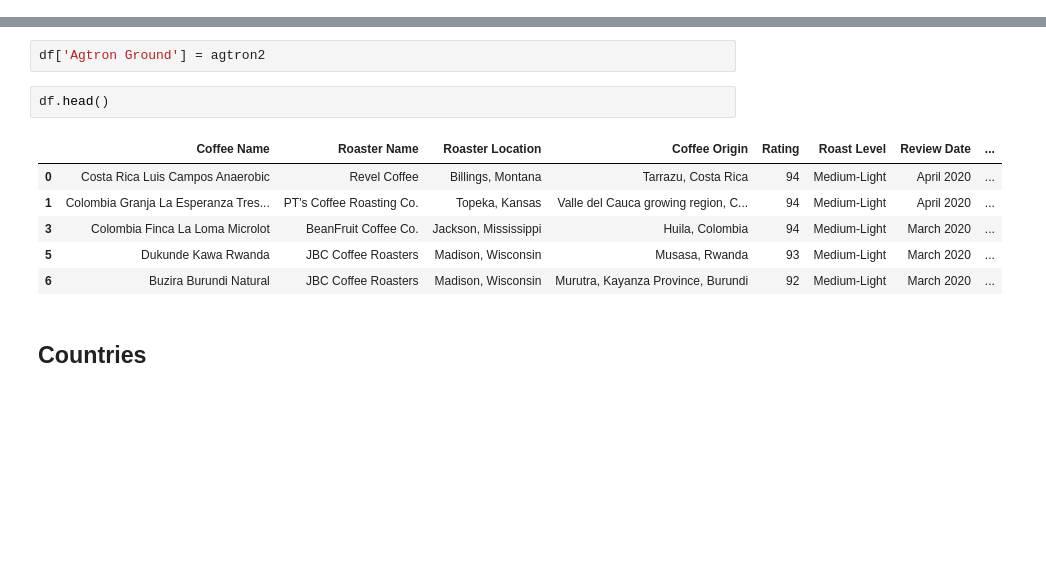
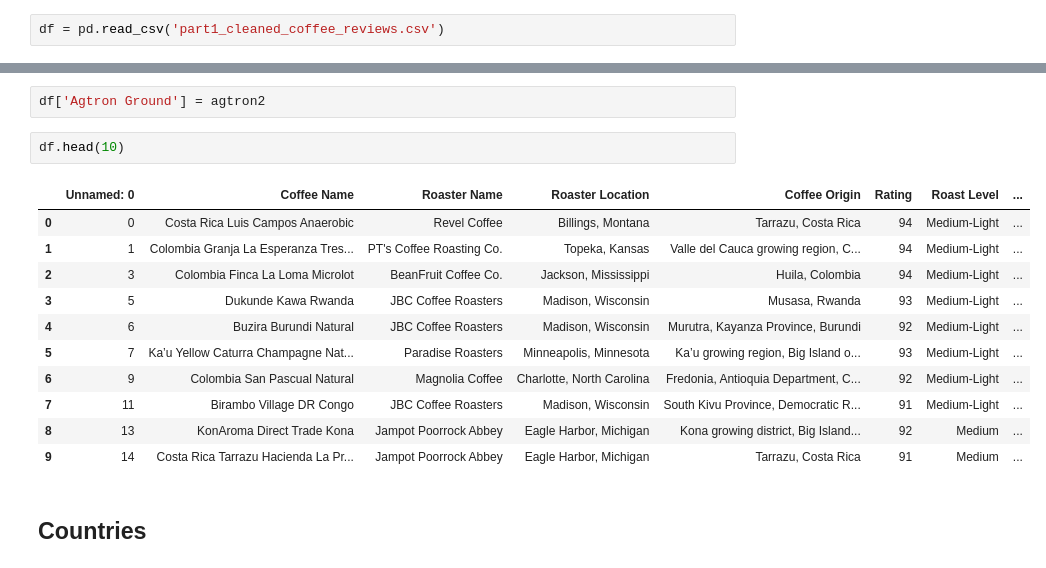
Before and after one commit to AnnikaNoren/dsc-capstone-project-v2-online-ds-pt-071519, a Jupyter notebook: cleaning_raw_coffee_reviews.ipynb, the cells around one changed output, grey strips where cells are left out. Cells and saved outputs as stored; diff of their text form; blank space fills up the shorter version.

```diff
--- a/cleaning_raw_coffee_reviews.ipynb
+++ b/cleaning_raw_coffee_reviews.ipynb
@@ -534,4 +446,6 @@ memory usage: 291.5+ KB
 # %% [markdown]
 ## Split Agtron score into whole bean and ground
+# %%
+df = pd.read_csv('part1_cleaned_coffee_reviews.csv')
 # %%
 # agtron score split
@@ -613,14 +541,19 @@ df['Agtron Whole'] = agtron1
 # %%
 df['Agtron Ground'] = agtron2
 # %%
-df.head()
+df.head(10)
 # %% [output]
-|  | Coffee Name | Roaster Name | Roaster Location | Coffee Origin | Rating | Roast Level | Review Date | ... |
-| 0 | Costa Rica Luis Campos Anaerobic | Revel Coffee | Billings, Montana | Tarrazu, Costa Rica | 94 | Medium-Light | April 2020 | ... |
-| 1 | Colombia Granja La Esperanza Tres... | PT's Coffee Roasting Co. | Topeka, Kansas | Valle del Cauca growing region, C... | 94 | Medium-Light | April 2020 | ... |
-| 3 | Colombia Finca La Loma Microlot | BeanFruit Coffee Co. | Jackson, Mississippi | Huila, Colombia | 94 | Medium-Light | March 2020 | ... |
-| 5 | Dukunde Kawa Rwanda | JBC Coffee Roasters | Madison, Wisconsin | Musasa, Rwanda | 93 | Medium-Light | March 2020 | ... |
-| 6 | Buzira Burundi Natural | JBC Coffee Roasters | Madison, Wisconsin | Murutra, Kayanza Province, Burundi | 92 | Medium-Light | March 2020 | ... |
+|  | Unnamed: 0 | Coffee Name | Roaster Name | Roaster Location | Coffee Origin | Rating | Roast Level | ... |
+| 0 | 0 | Costa Rica Luis Campos Anaerobic | Revel Coffee | Billings, Montana | Tarrazu, Costa Rica | 94 | Medium-Light | ... |
+| 1 | 1 | Colombia Granja La Esperanza Tres... | PT's Coffee Roasting Co. | Topeka, Kansas | Valle del Cauca growing region, C... | 94 | Medium-Light | ... |
+| 2 | 3 | Colombia Finca La Loma Microlot | BeanFruit Coffee Co. | Jackson, Mississippi | Huila, Colombia | 94 | Medium-Light | ... |
+| 3 | 5 | Dukunde Kawa Rwanda | JBC Coffee Roasters | Madison, Wisconsin | Musasa, Rwanda | 93 | Medium-Light | ... |
+| 4 | 6 | Buzira Burundi Natural | JBC Coffee Roasters | Madison, Wisconsin | Murutra, Kayanza Province, Burundi | 92 | Medium-Light | ... |
+| 5 | 7 | Ka’u Yellow Caturra Champagne Nat... | Paradise Roasters | Minneapolis, Minnesota | Ka’u growing region, Big Island o... | 93 | Medium-Light | ... |
+| 6 | 9 | Colombia San Pascual Natural | Magnolia Coffee | Charlotte, North Carolina | Fredonia, Antioquia Department, C... | 92 | Medium-Light | ... |
+| 7 | 11 | Birambo Village DR Congo | JBC Coffee Roasters | Madison, Wisconsin | South Kivu Province, Democratic R... | 91 | Medium-Light | ... |
+| 8 | 13 | KonAroma Direct Trade Kona | Jampot Poorrock Abbey | Eagle Harbor, Michigan | Kona growing district, Big Island... | 92 | Medium | ... |
+| 9 | 14 | Costa Rica Tarrazu Hacienda La Pr... | Jampot Poorrock Abbey | Eagle Harbor, Michigan | Tarrazu, Costa Rica | 91 | Medium | ... |
 # %% [markdown]
 ## Countries
 # %%
```
Also changed, not shown: parts of 52 cells of this notebook, 3 other files.
